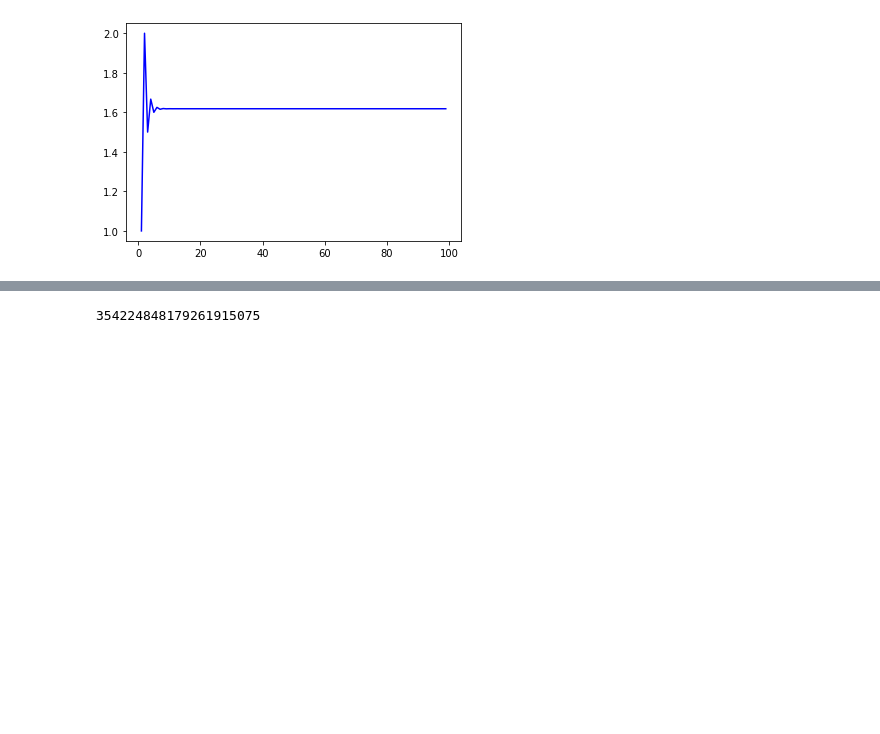
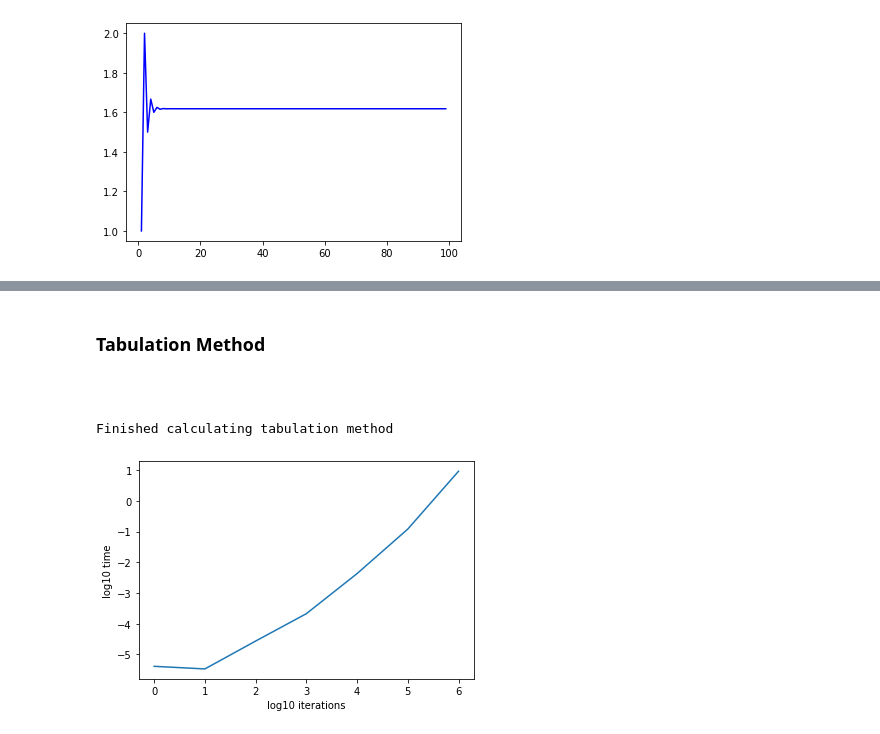
Before and after one commit to KennyWeeks/computational-physics-class-404-604-Spring-2022, a Jupyter notebook: Homework_3_02.01.22.ipynb, the cells around one changed output, grey strips where cells are left out. Cells and saved outputs as stored; diff of their text form; code cells hidden in the pictures; blank space fills up the shorter version.

```diff
--- a/Homework_3_02.01.22.ipynb
+++ b/Homework_3_02.01.22.ipynb
@@ -136,3 +222,7 @@ print((np.matrix("1 1; 1 0", dtype=np.object)**100).item(1))
+# %% [markdown]
+### Tabulation Method
+# %% [markdown]
+##
 # %%
 #This is the tabulation method
 table = [1,1] #This table will store the newest calculated value in the sequence
@@ -148,6 +238,45 @@ def tabulated(n, table):
 
     return value
 
-print(tabulated(100, table))
+times = dict() #create a dictionairy, this will store the times
+
+i = 1
+#goes from 1 to 10^6
+while i <= 10**6:
+    table = [1,1]
+    tic = time.perf_counter()
+    tabulated(i, table) #calculate the tabulation method
+    toc = time.perf_counter()
+    times[str(i)] = toc-tic #find the time that has elapsed
+    i *= 10 #increment
+
+print("Finished calculating tabulation method")
 # %% [output]
-354224848179261915075
+Finished calculating tabulation method
+# %%
+#save the iteration and time pairs into a folder
+with open("./output_hw3/tabulation.txt", "w") as file:
+    file.write("Tabulation Method\n")
+    for i in times.keys():
+        file.write(i + "\t" + str(times[i]) + "\n") #write these numbers to a file
+
+#This will be the x and y array that will be used in the plot
+x = list()
+y = list()
+
+#read from the file
+with open("./output_hw3/tabulation.txt", "r") as file:
+    line = file.readline() #read a line
+    while line:
+        if line.split()[0] != "Tabulation": #read everything but the Header
+            x.append(np.log10(int(line.split()[0]))) #find the base-10 log of the iterations
+            y.append(np.log10(float(line.split()[1]))) #convert the time back to a float
+        line = file.readline()
+
+#plot the graph
+plt.plot(x, y)
+plt.ylabel("log10 time")
+plt.xlabel("log10 iterations")
+plt.show()
+# %% [output]
+[figure, added]
```
Also changed, not shown: parts of 21 cells of this notebook.
